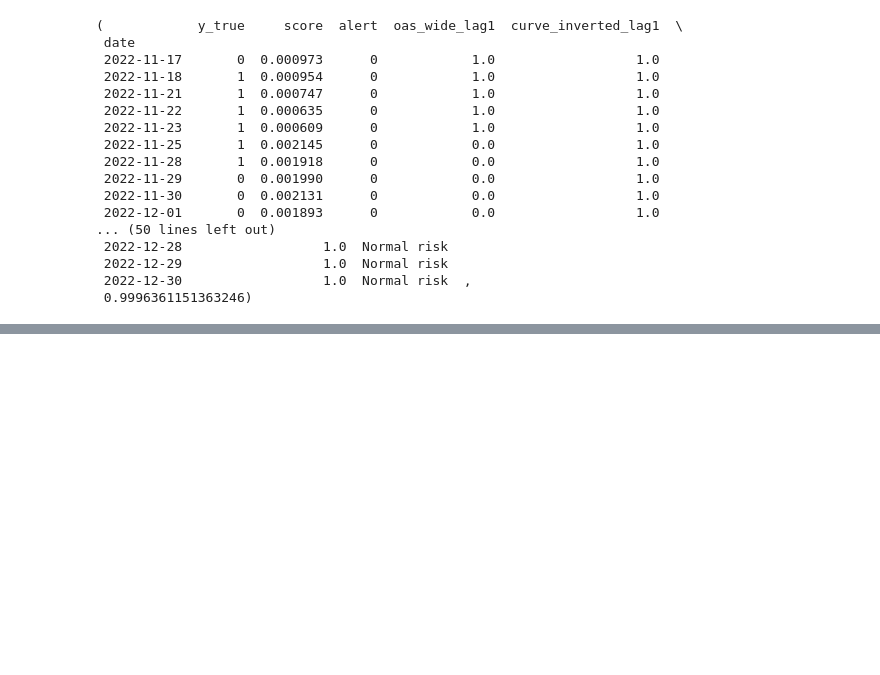
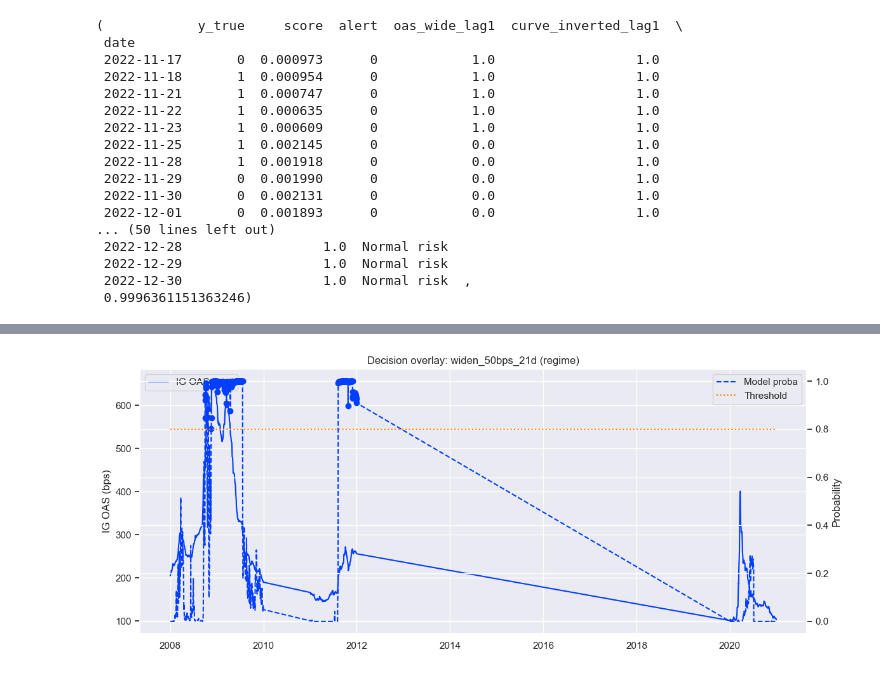
Before and after one commit to WickedoneC/credit_spread_regime, a Jupyter notebook: notebooks/01_eda_spread_regimes.ipynb, the cells around one changed output, grey strips where cells are left out. Cells and saved outputs as stored; diff of their text form; code cells hidden in the pictures; blank space fills up the shorter version.

```diff
--- a/notebooks/01_eda_spread_regimes.ipynb
+++ b/notebooks/01_eda_spread_regimes.ipynb
@@ -1800,0 +1868,10 @@ overlay_25.tail(30), overlay_25.attrs["threshold"]
+# %%
+target = "widen_50bps_21d"
+overlay = build_overlay_df(df, results, target_col=target, variant="regime")
+overlay_with_alerts = plot_decision_overlay(
+    overlay,
+    threshold=0.8,  # placeholder; step 2 will produce calibrated thresholds
+    title=f"Decision overlay: {target} (regime)"
+)
+# %% [output]
+[figure, added]
```
Also changed, not shown: parts of 10 cells of this notebook, 3 other files.
